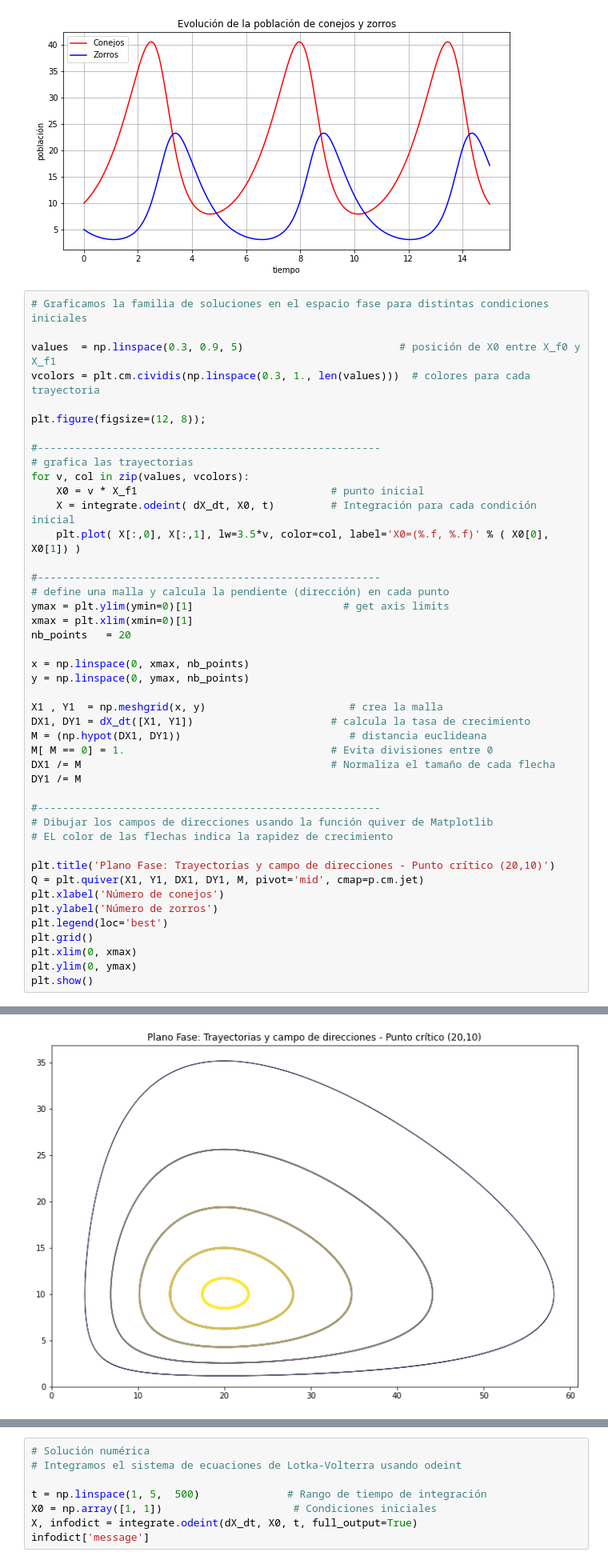
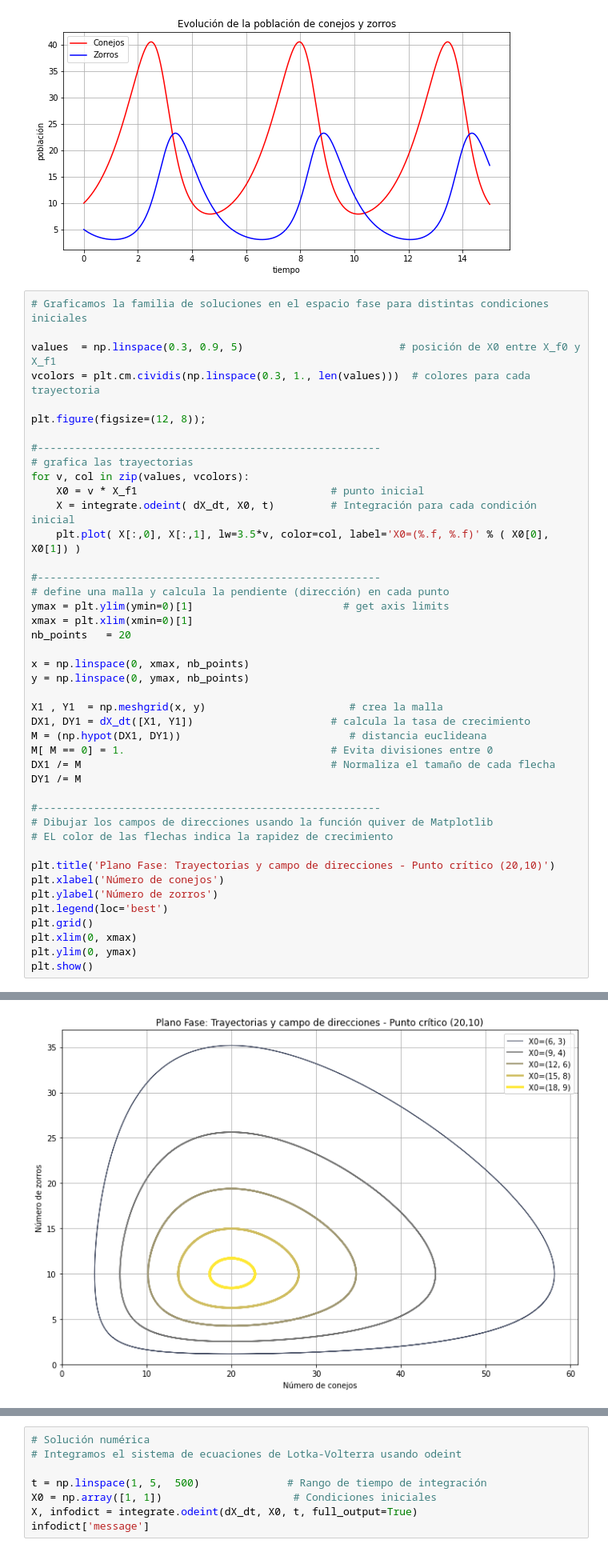
Before and after one commit to Hannahborrego17/Fisicacomputacional1, a Jupyter notebook: Actividad 9/Actividad9.ipynb, the cells around one changed output, grey strips where cells are left out. Shown: that part at 80% size. Saved outputs shown, nothing was run; the diff lists cells and outputs as text.

```diff
--- a/Actividad 9/Actividad9.ipynb
+++ b/Actividad 9/Actividad9.ipynb
@@ -131,7 +131,6 @@ DY1 /= M
 # EL color de las flechas indica la rapidez de crecimiento
 
 plt.title('Plano Fase: Trayectorias y campo de direcciones - Punto crítico (20,10)')
-Q = plt.quiver(X1, Y1, DX1, DY1, M, pivot='mid', cmap=p.cm.jet)
 plt.xlabel('Número de conejos')
 plt.ylabel('Número de zorros')
 plt.legend(loc='best')
@@ -144 +142 @@ NameError: ignored
-[figure, old version]
+[figure, new version]
```
Also changed, not shown: parts of 100 cells of this notebook.
